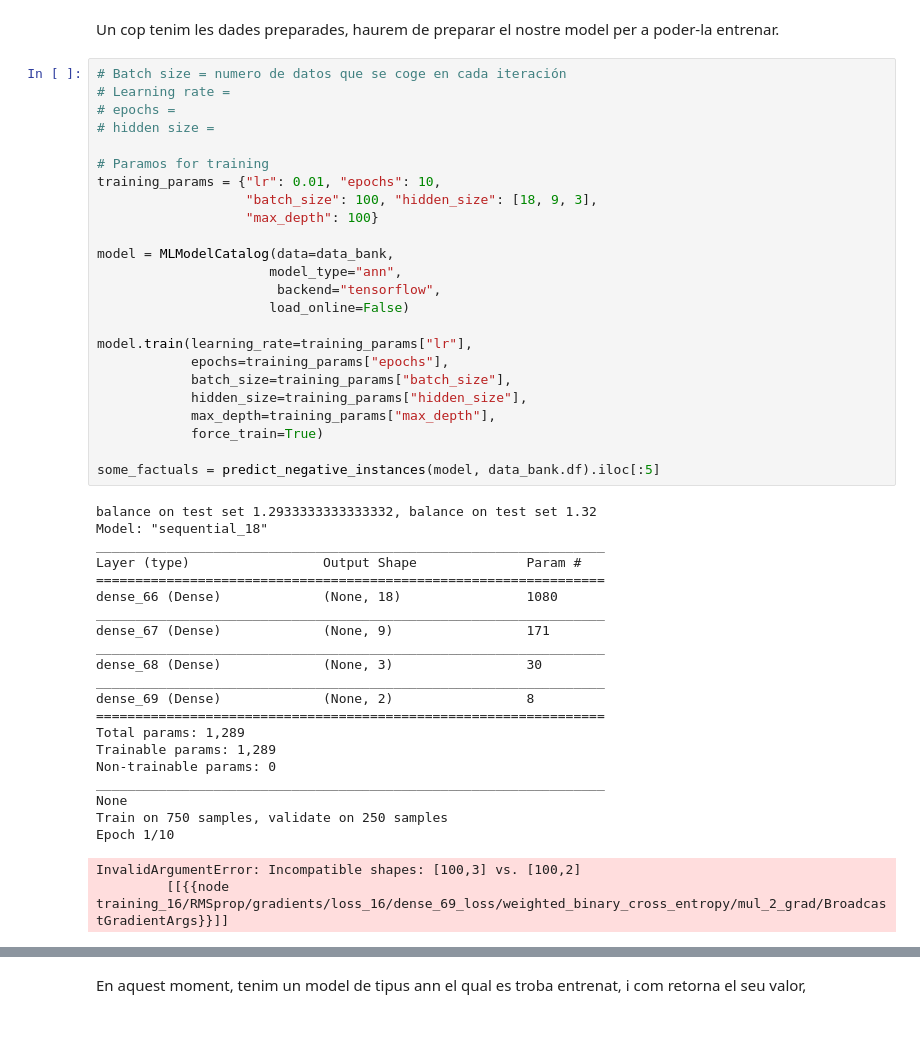
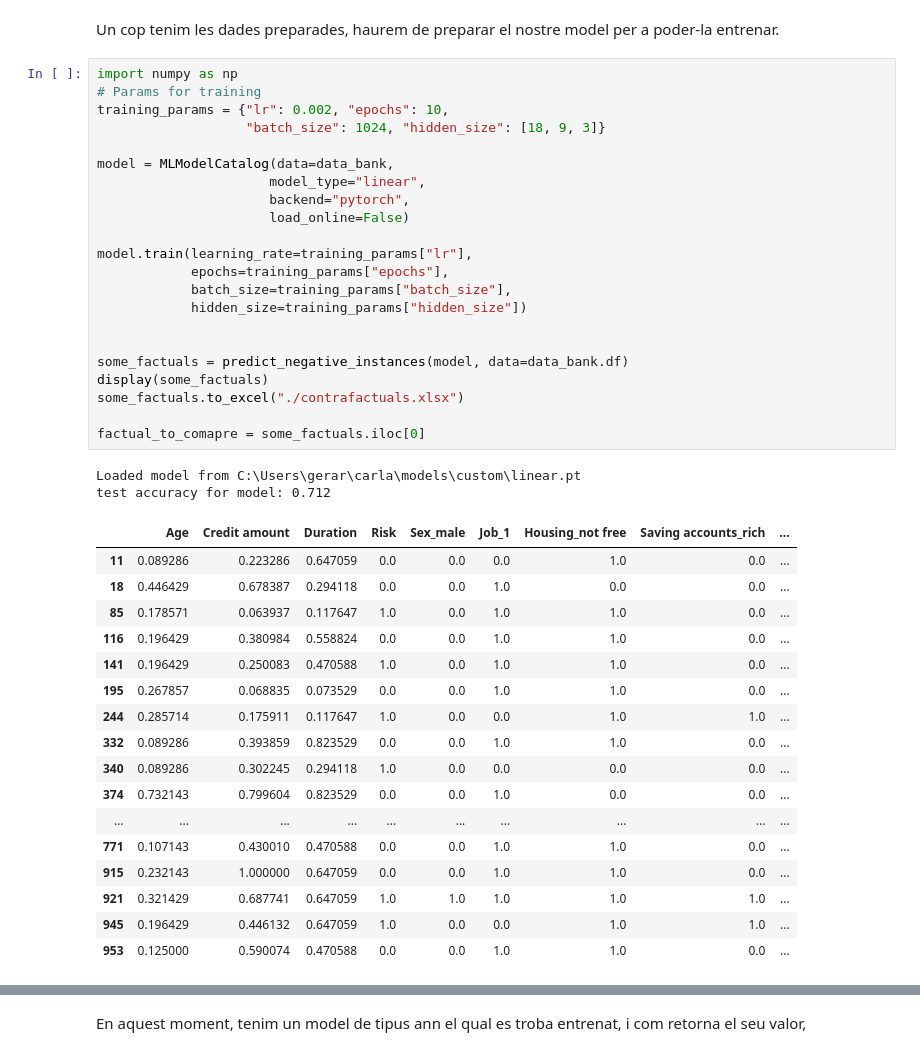
Before and after one commit to Gerard01mm/TFGAvaluacioDeContrafactuals, a Jupyter notebook: ML_GermanBank.ipynb, the cells around one changed output, grey strips where cells are left out. Drawn from its saved outputs; the diff is of its cells as text; blank space fills up the shorter version.

```diff
--- a/ML_GermanBank.ipynb
+++ b/ML_GermanBank.ipynb
@@ -167,49 +230,44 @@ data_bank = CsvCatalog(file_path='./statlog+german+credit+data/german.data-no-nu
 # %% [markdown]
 Un cop tenim les dades preparades, haurem de preparar el nostre model per a poder-la entrenar.
 # %%
-# Batch size = numero de datos que se coge en cada iteración
-# Learning rate =
-# epochs =
-# hidden size =
-
-# Paramos for training
-training_params = {"lr": 0.01, "epochs": 10,
-                   "batch_size": 100, "hidden_size": [18, 9, 3],
-                   "max_depth": 100}
+import numpy as np
+# Params for training
+training_params = {"lr": 0.002, "epochs": 10,
+                   "batch_size": 1024, "hidden_size": [18, 9, 3]}
 
 model = MLModelCatalog(data=data_bank,
-                      model_type="ann",
-                       backend="tensorflow",
+                      model_type="linear",
+                      backend="pytorch",
                       load_online=False)
 
 model.train(learning_rate=training_params["lr"],
             epochs=training_params["epochs"],
             batch_size=training_params["batch_size"],
-            hidden_size=training_params["hidden_size"],
-            max_depth=training_params["max_depth"],
-            force_train=True)
+            hidden_size=training_params["hidden_size"])
 
-some_factuals = predict_negative_instances(model, data_bank.df).iloc[:5]
+
+some_factuals = predict_negative_instances(model, data=data_bank.df)
+display(some_factuals)
+some_factuals.to_excel("./contrafactuals.xlsx")
+
+factual_to_comapre = some_factuals.iloc[0]
 # %% [output]
-balance on test set 1.2933333333333332, balance on test set 1.32
-Model: "sequential_18"
-_________________________________________________________________
-Layer (type)                 Output Shape              Param #
-=================================================================
-dense_66 (Dense)             (None, 18)                1080
-_________________________________________________________________
-dense_67 (Dense)             (None, 9)                 171
-_________________________________________________________________
-dense_68 (Dense)             (None, 3)                 30
-_________________________________________________________________
-dense_69 (Dense)             (None, 2)                 8
-=================================================================
-Total params: 1,289
-Trainable params: 1,289
-Non-trainable params: 0
-_________________________________________________________________
-None
-Train on 750 samples, validate on 250 samples
-Epoch 1/10
+Loaded model from C:\Users\gerar\carla\models\custom\linear.pt
+test accuracy for model: 0.712
-InvalidArgumentError: Incompatible shapes: [100,3] vs. [100,2]
-         [[{{node training_16/RMSprop/gradients/loss_16/dense_69_loss/weighted_binary_cross_entropy/mul_2_grad/BroadcastGradientArgs}}]]
+|  | Age | Credit amount | Duration | Risk | Sex_male | Job_1 | Housing_not free | Saving accounts_rich | ... |
+| 11 | 0.089286 | 0.223286 | 0.647059 | 0.0 | 0.0 | 0.0 | 1.0 | 0.0 | ... |
+| 18 | 0.446429 | 0.678387 | 0.294118 | 0.0 | 0.0 | 1.0 | 0.0 | 0.0 | ... |
+| 85 | 0.178571 | 0.063937 | 0.117647 | 1.0 | 0.0 | 1.0 | 1.0 | 0.0 | ... |
+| 116 | 0.196429 | 0.380984 | 0.558824 | 0.0 | 0.0 | 1.0 | 1.0 | 0.0 | ... |
+| 141 | 0.196429 | 0.250083 | 0.470588 | 1.0 | 0.0 | 1.0 | 1.0 | 0.0 | ... |
+| 195 | 0.267857 | 0.068835 | 0.073529 | 0.0 | 0.0 | 1.0 | 1.0 | 0.0 | ... |
+| 244 | 0.285714 | 0.175911 | 0.117647 | 1.0 | 0.0 | 0.0 | 1.0 | 1.0 | ... |
+| 332 | 0.089286 | 0.393859 | 0.823529 | 0.0 | 0.0 | 1.0 | 1.0 | 0.0 | ... |
+| 340 | 0.089286 | 0.302245 | 0.294118 | 1.0 | 0.0 | 0.0 | 0.0 | 0.0 | ... |
+| 374 | 0.732143 | 0.799604 | 0.823529 | 0.0 | 0.0 | 1.0 | 0.0 | 0.0 | ... |
+| ... | ... | ... | ... | ... | ... | ... | ... | ... | ... |
+| 771 | 0.107143 | 0.430010 | 0.470588 | 0.0 | 0.0 | 1.0 | 1.0 | 0.0 | ... |
+| 915 | 0.232143 | 1.000000 | 0.647059 | 0.0 | 0.0 | 1.0 | 1.0 | 0.0 | ... |
+| 921 | 0.321429 | 0.687741 | 0.647059 | 1.0 | 1.0 | 1.0 | 1.0 | 1.0 | ... |
+| 945 | 0.196429 | 0.446132 | 0.647059 | 1.0 | 0.0 | 0.0 | 1.0 | 1.0 | ... |
+| 953 | 0.125000 | 0.590074 | 0.470588 | 0.0 | 0.0 | 1.0 | 1.0 | 0.0 | ... |
```
Also changed, not shown: parts of 14 cells of this notebook.
